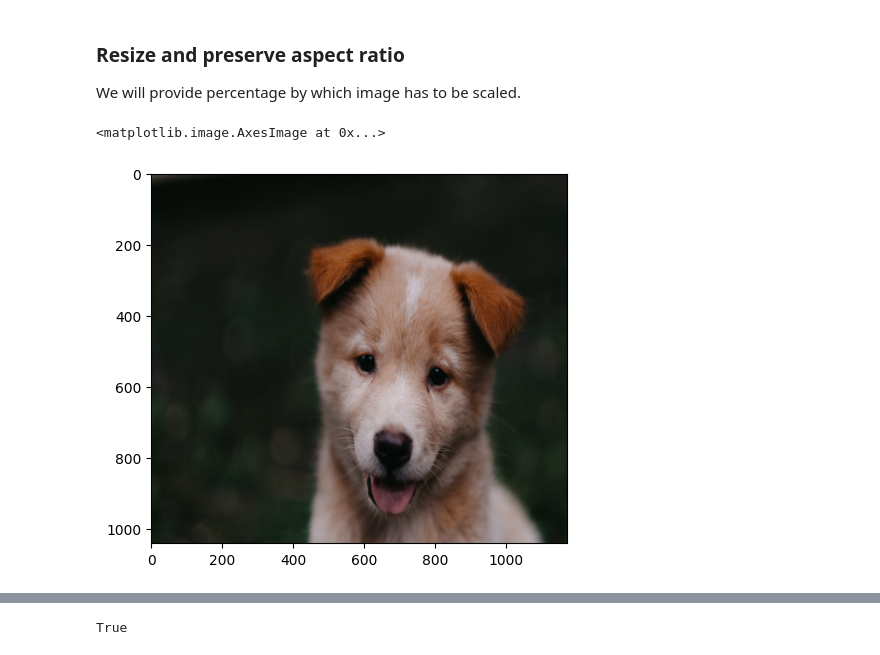
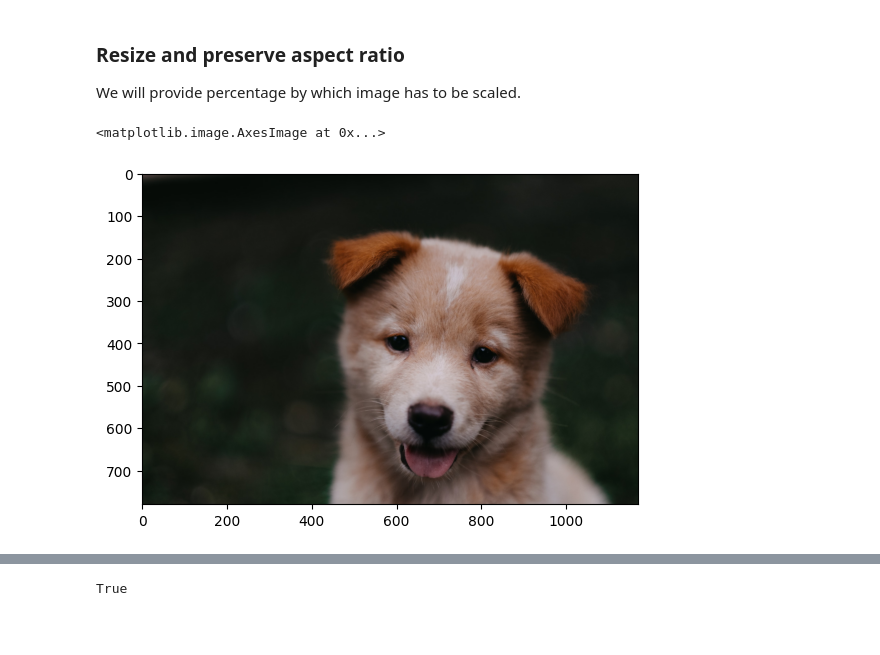
Before and after one commit to hasan-alper/opencv-notes, a Jupyter notebook: 01-IMAGE-BASICS/1.2-opencv-basics.ipynb, the cells around one changed output, grey strips where cells are left out. Drawn from its saved outputs; the diff is of its cells as text; code cells hidden in the pictures; blank space fills up the shorter version.

```diff
--- a/01-IMAGE-BASICS/1.2-opencv-basics.ipynb
+++ b/01-IMAGE-BASICS/1.2-opencv-basics.ipynb
@@ -64,8 +145,8 @@ plt.imshow(img)
 
 We will provide percentage by which image has to be scaled.
 # %%
-img = cv2.resize(img_rgb, (0,0), img_rgb, 0.6, 0.8) # Image, (0,0), Image, Width Ratio, Height Ratio
+img = cv2.resize(img_rgb, None, fx=0.6, fy=0.6)
 plt.imshow(img)
 # %% [output]
 <matplotlib.image.AxesImage at 0x...>
-[figure, old version]
+[figure, new version]
```
Also changed, not shown: parts of 14 cells of this notebook, 1 other file.
